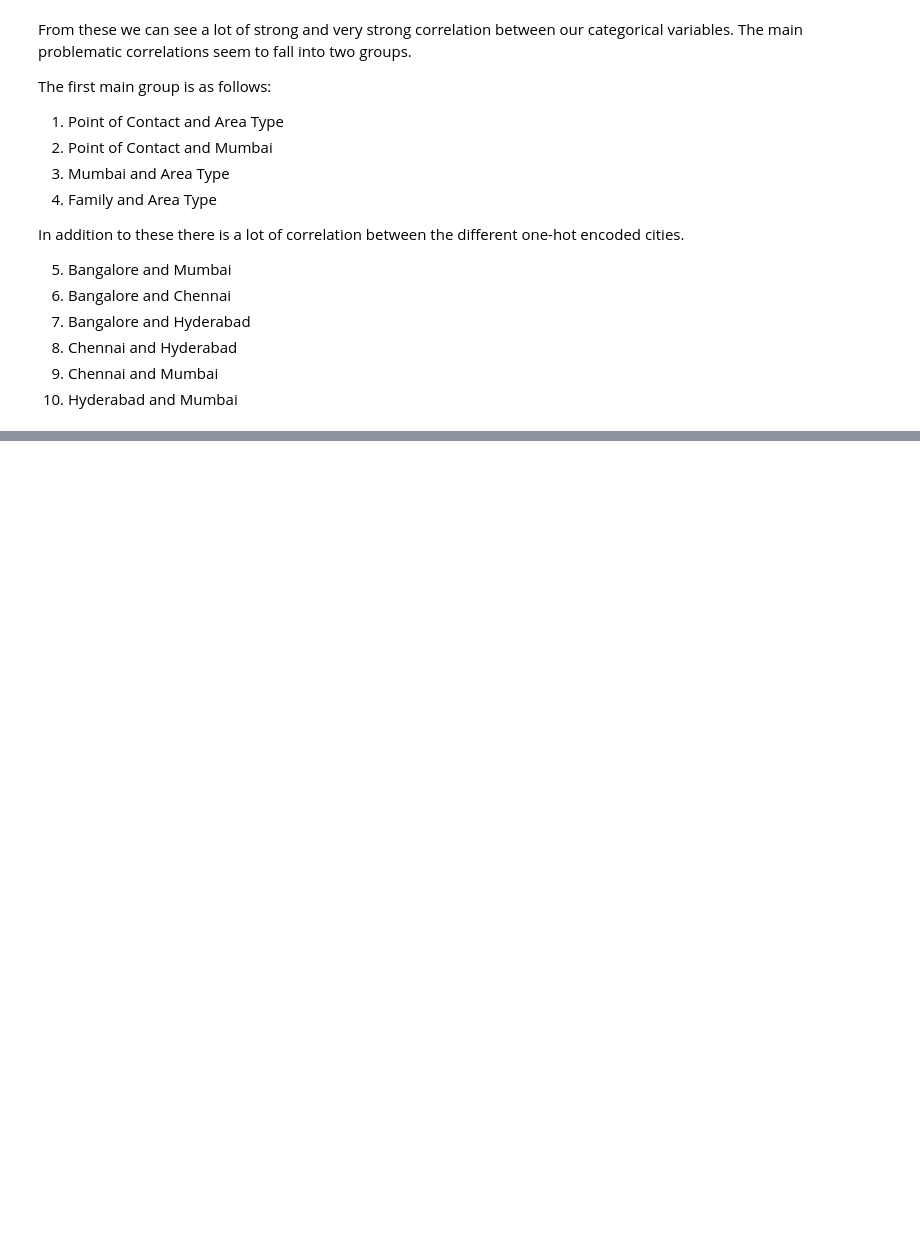
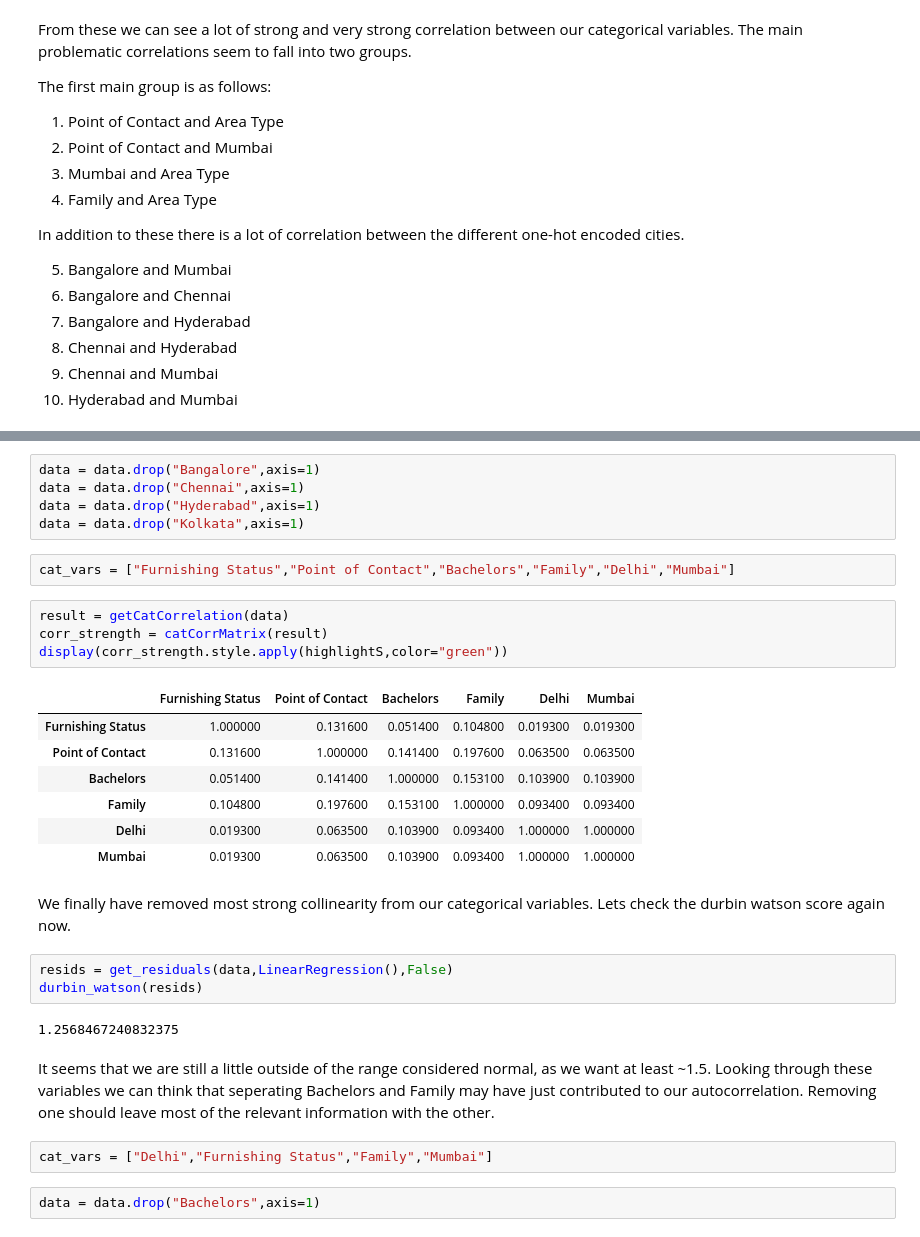
Before and after one commit to Rainmaker519/Housing_Price_Prediction, a Jupyter notebook: building_model_for_deploy_test.ipynb, the cells around one changed output, grey strips where cells are left out. Drawn from its saved outputs; the diff is of its cells as text; blank space fills up the shorter version.

Commit message:
Finished removing as much autocorrelation from cat vars as possible.

```diff
--- a/building_model_for_deploy_test.ipynb
+++ b/building_model_for_deploy_test.ipynb
@@ -1837,0 +1862,32 @@ In addition to these there is a lot of correlation between the different one-hot
+# %%
+data = data.drop("Bangalore",axis=1)
+data = data.drop("Chennai",axis=1)
+data = data.drop("Hyderabad",axis=1)
+data = data.drop("Kolkata",axis=1)
+# %%
+cat_vars = ["Furnishing Status","Point of Contact","Bachelors","Family","Delhi","Mumbai"]
+# %%
+result = getCatCorrelation(data)
+corr_strength = catCorrMatrix(result)
+display(corr_strength.style.apply(highlightS,color="green"))
+# %% [output]
+|  | Furnishing Status | Point of Contact | Bachelors | Family | Delhi | Mumbai |
+| Furnishing Status | 1.000000 | 0.131600 | 0.051400 | 0.104800 | 0.019300 | 0.019300 |
+| Point of Contact | 0.131600 | 1.000000 | 0.141400 | 0.197600 | 0.063500 | 0.063500 |
+| Bachelors | 0.051400 | 0.141400 | 1.000000 | 0.153100 | 0.103900 | 0.103900 |
+| Family | 0.104800 | 0.197600 | 0.153100 | 1.000000 | 0.093400 | 0.093400 |
+| Delhi | 0.019300 | 0.063500 | 0.103900 | 0.093400 | 1.000000 | 1.000000 |
+| Mumbai | 0.019300 | 0.063500 | 0.103900 | 0.093400 | 1.000000 | 1.000000 |
+# %% [markdown]
+We finally have removed most strong collinearity from our categorical variables. Lets check the durbin watson score again now.
+# %%
+resids = get_residuals(data,LinearRegression(),False)
+durbin_watson(resids)
+# %% [output]
+1.2568467240832375
+# %% [markdown]
+It seems that we are still a little outside of the range considered normal, as we want at least ~1.5. Looking through these variables we can think that seperating Bachelors and Family may have just contributed to our autocorrelation. Removing one should leave most of the relevant information with the other.
+# %%
+cat_vars = ["Delhi","Furnishing Status","Family","Mumbai"]
+# %%
+data = data.drop("Bachelors",axis=1)
```
Also changed, not shown: parts of 23 cells of this notebook.
